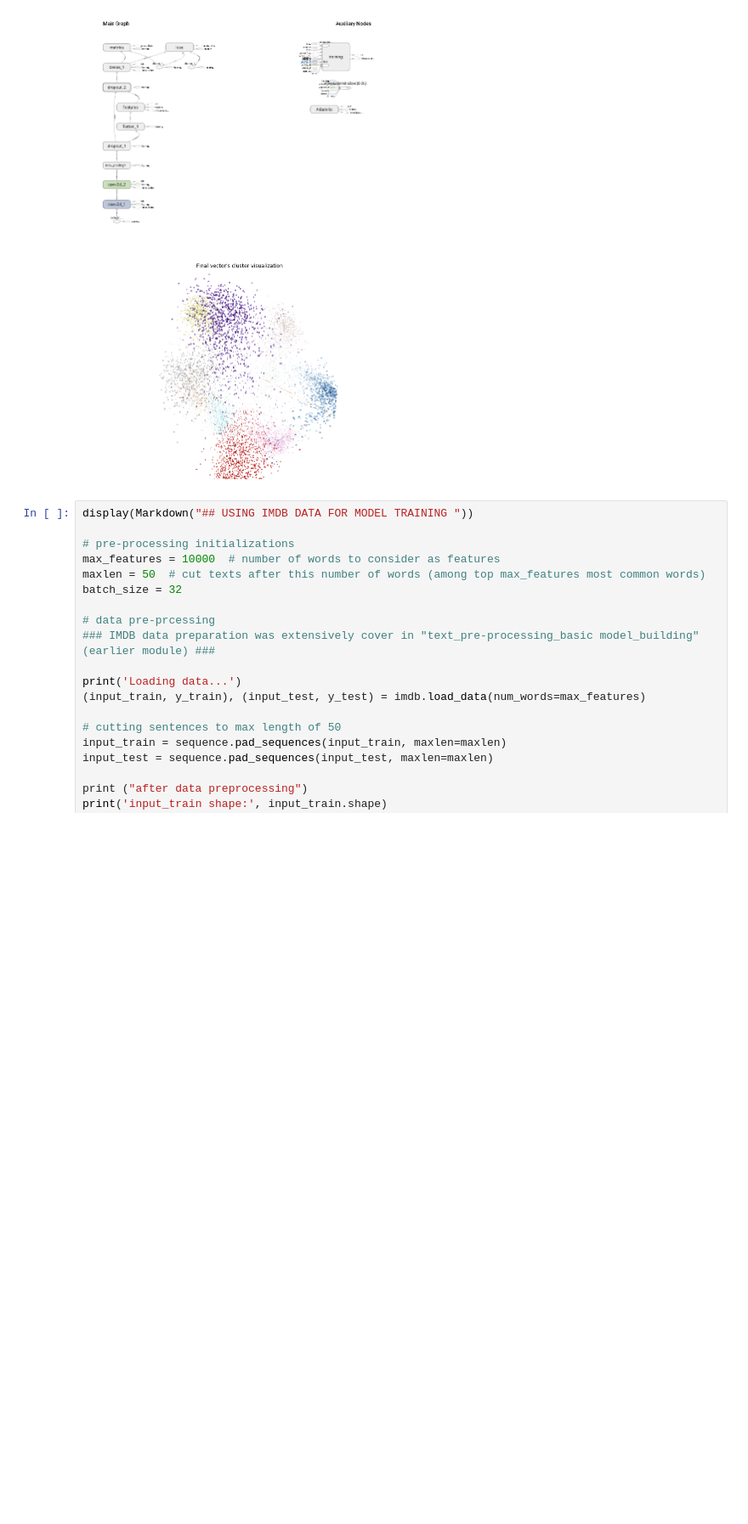
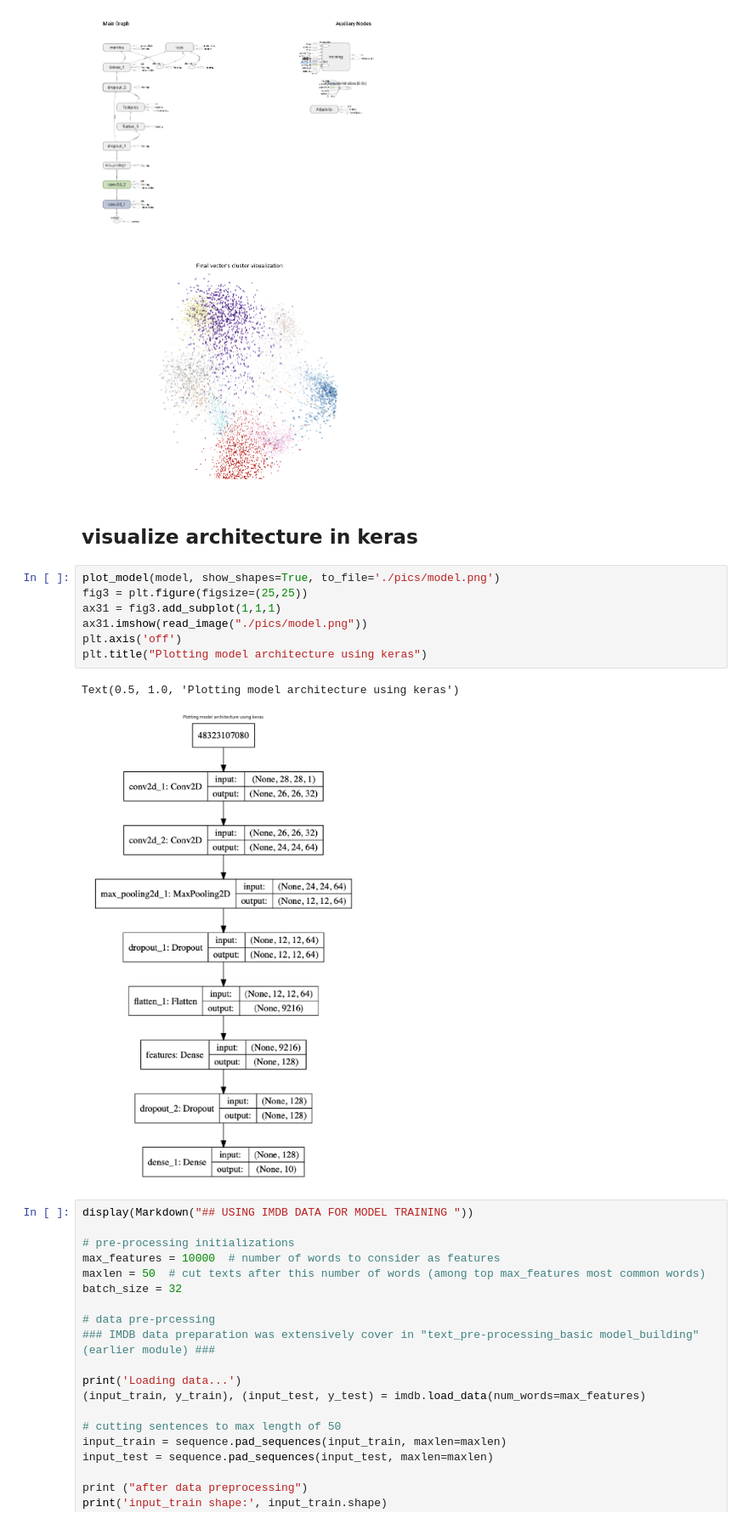
Before and after one commit to SanjyotZade/deep-learning-with-keras, a Jupyter notebook: Advanced_deep_learning_best_practices/tensorboard_with_keras.ipynb, the cells around one changed output. Shown: that part at 85% size. Drawn from its saved outputs; the diff is of its cells as text; blank space fills up the shorter version.

Commit message:
adding keras model plot

```diff
--- a/Advanced_deep_learning_best_practices/tensorboard_with_keras.ipynb
+++ b/Advanced_deep_learning_best_practices/tensorboard_with_keras.ipynb
@@ -206,6 +207,18 @@ plt.title("Final vector's cluster visualization")
 Text(0.5, 1.0, "Final vector's cluster visualization")
 [figure]
 [figure]
+# %% [markdown]
+## visualize architecture in keras
+# %%
+plot_model(model, show_shapes=True, to_file='./pics/model.png')
+fig3 = plt.figure(figsize=(25,25))
+ax31 = fig3.add_subplot(1,1,1)
+ax31.imshow(read_image("./pics/model.png"))
+plt.axis('off')
+plt.title("Plotting model architecture using keras")
+# %% [output]
+Text(0.5, 1.0, 'Plotting model architecture using keras')
+[figure, added]
 # %%
 display(Markdown("## USING IMDB DATA FOR MODEL TRAINING "))
 
```
Also changed, not shown: parts of 1 cell of this notebook.
